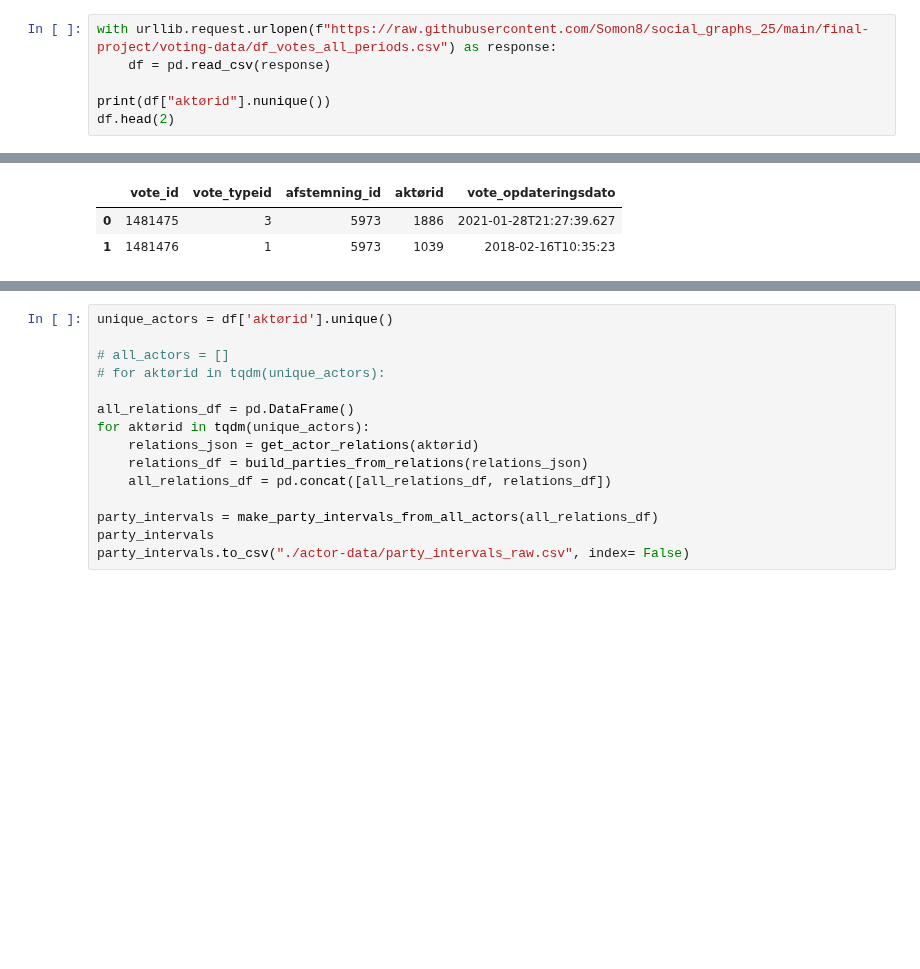
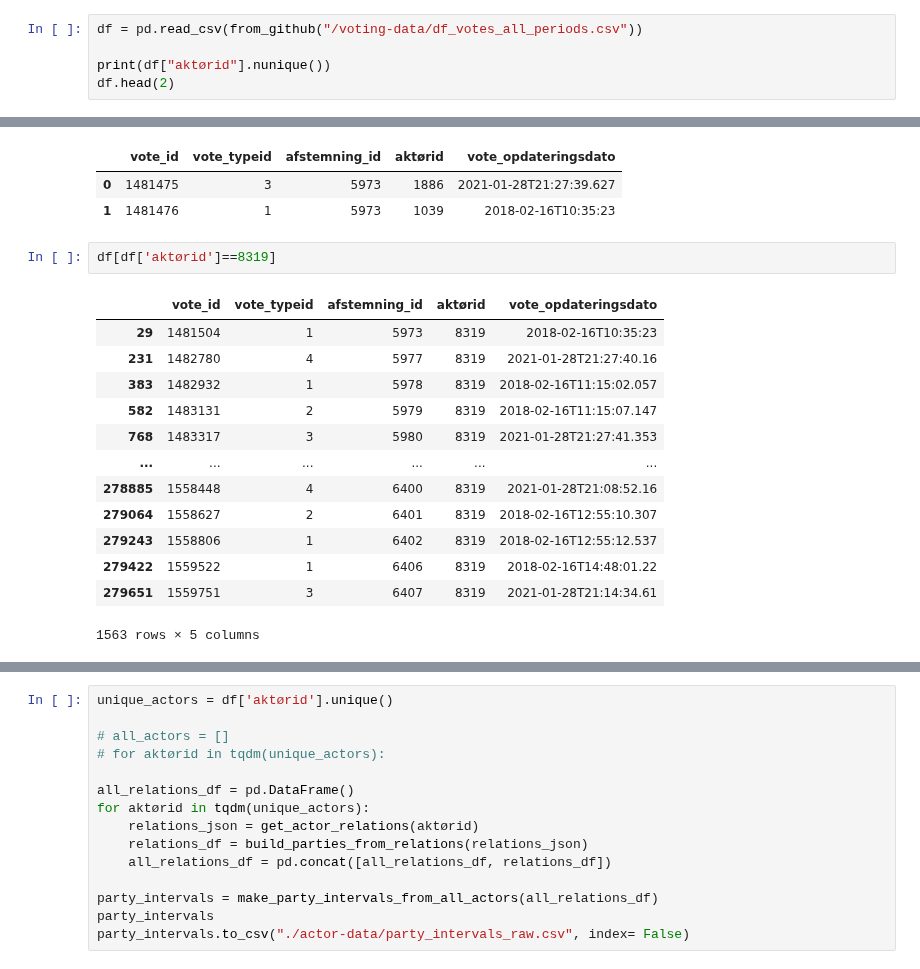
Before and after one commit to Somon8/social_graphs_25, a Jupyter notebook: final-project/p3_enrich_aktør_w_name_and_party.ipynb, the cells around one changed output, grey strips where cells are left out. Cells and saved outputs as stored; diff of their text form; blank space fills up the shorter version.

```diff
--- a/final-project/p3_enrich_aktør_w_name_and_party.ipynb
+++ b/final-project/p3_enrich_aktør_w_name_and_party.ipynb
@@ -9,8 +10,7 @@ import datetime
 # %% [markdown]
 ## This notebook adds which politician it is, and what their party is
 # %%
-with urllib.request.urlopen(f"https://raw.githubusercontent.com/Somon8/social_graphs_25/main/final-project/voting-data/df_votes_all_periods.csv") as response:
-    df = pd.read_csv(response)
+df = pd.read_csv(from_github("/voting-data/df_votes_all_periods.csv"))
 
 print(df["aktørid"].nunique())
 df.head(2)
@@ -19,6 +19,22 @@ df.head(2)
 |  | vote_id | vote_typeid | afstemning_id | aktørid | vote_opdateringsdato |
 | 0 | 1481475 | 3 | 5973 | 1886 | 2021-01-28T21:27:39.627 |
 | 1 | 1481476 | 1 | 5973 | 1039 | 2018-02-16T10:35:23 |
+# %%
+df[df['aktørid']==8319]
+# %% [output]
+|  | vote_id | vote_typeid | afstemning_id | aktørid | vote_opdateringsdato |
+| 29 | 1481504 | 1 | 5973 | 8319 | 2018-02-16T10:35:23 |
+| 231 | 1482780 | 4 | 5977 | 8319 | 2021-01-28T21:27:40.16 |
+| 383 | 1482932 | 1 | 5978 | 8319 | 2018-02-16T11:15:02.057 |
+| 582 | 1483131 | 2 | 5979 | 8319 | 2018-02-16T11:15:07.147 |
+| 768 | 1483317 | 3 | 5980 | 8319 | 2021-01-28T21:27:41.353 |
+| ... | ... | ... | ... | ... | ... |
+| 278885 | 1558448 | 4 | 6400 | 8319 | 2021-01-28T21:08:52.16 |
+| 279064 | 1558627 | 2 | 6401 | 8319 | 2018-02-16T12:55:10.307 |
+| 279243 | 1558806 | 1 | 6402 | 8319 | 2018-02-16T12:55:12.537 |
+| 279422 | 1559522 | 1 | 6406 | 8319 | 2018-02-16T14:48:01.22 |
+| 279651 | 1559751 | 3 | 6407 | 8319 | 2021-01-28T21:14:34.61 |
+1563 rows × 5 columns
 # %%
 request_session = requests.Session()
 
```
Also changed, not shown: parts of 3 cells of this notebook.
